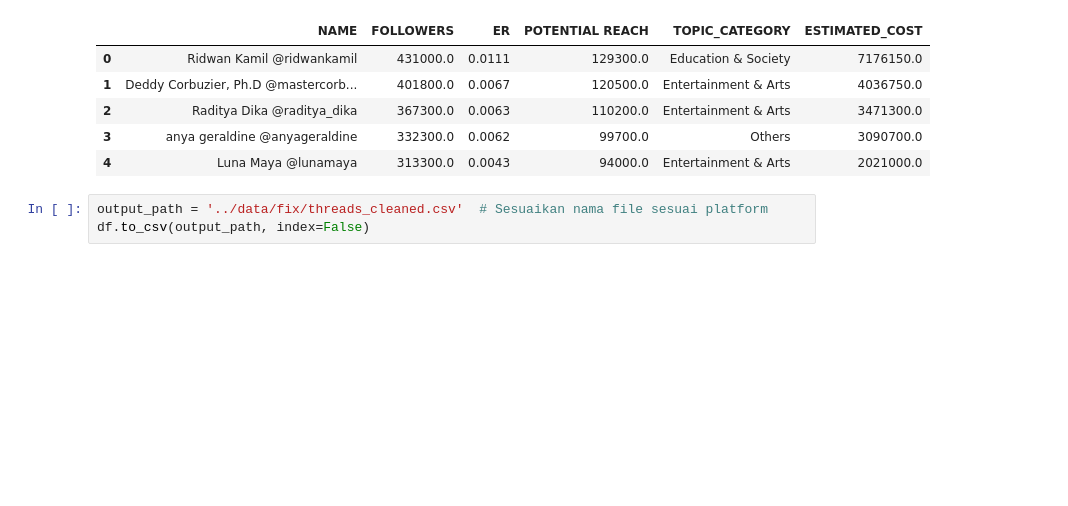
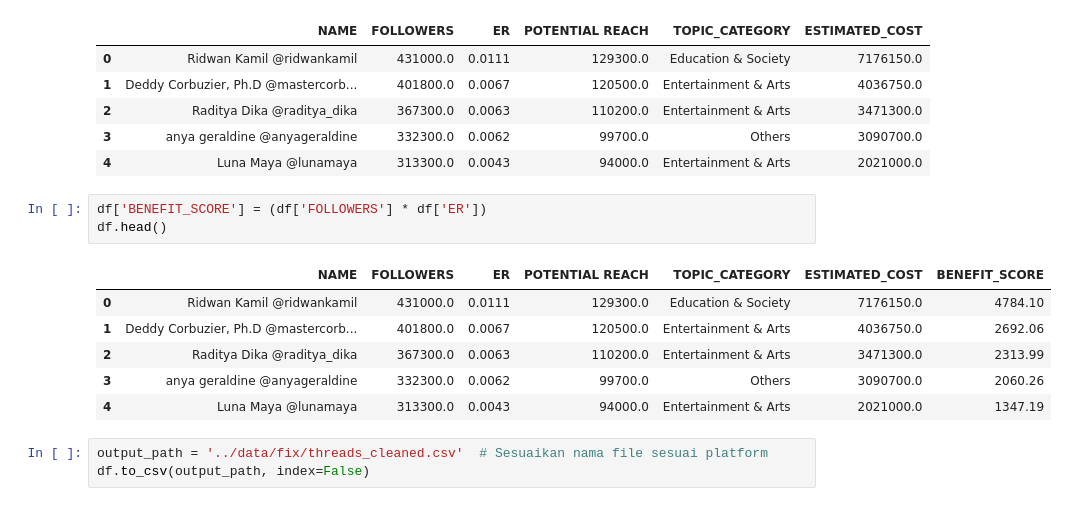
Before and after one commit to zakiBAEEE/Tugas-Akhir-Strategi-Algoritmik, a Jupyter notebook: notebook/threads_preprocess.ipynb, the cells around one changed output. Cells and saved outputs as stored; diff of their text form; blank space fills up the shorter version.

```diff
--- a/notebook/threads_preprocess.ipynb
+++ b/notebook/threads_preprocess.ipynb
@@ -202,6 +202,16 @@ df.head()
 | 2 | Raditya Dika @raditya_dika | 367300.0 | 0.0063 | 110200.0 | Entertainment & Arts | 3471300.0 |
 | 3 | anya geraldine @anyageraldine | 332300.0 | 0.0062 | 99700.0 | Others | 3090700.0 |
 | 4 | Luna Maya @lunamaya | 313300.0 | 0.0043 | 94000.0 | Entertainment & Arts | 2021000.0 |
+# %%
+df['BENEFIT_SCORE'] = (df['FOLLOWERS'] * df['ER'])
+df.head()
+# %% [output]
+|  | NAME | FOLLOWERS | ER | POTENTIAL REACH | TOPIC_CATEGORY | ESTIMATED_COST | BENEFIT_SCORE |
+| 0 | Ridwan Kamil @ridwankamil | 431000.0 | 0.0111 | 129300.0 | Education & Society | 7176150.0 | 4784.10 |
+| 1 | Deddy Corbuzier, Ph.D @mastercorb... | 401800.0 | 0.0067 | 120500.0 | Entertainment & Arts | 4036750.0 | 2692.06 |
+| 2 | Raditya Dika @raditya_dika | 367300.0 | 0.0063 | 110200.0 | Entertainment & Arts | 3471300.0 | 2313.99 |
+| 3 | anya geraldine @anyageraldine | 332300.0 | 0.0062 | 99700.0 | Others | 3090700.0 | 2060.26 |
+| 4 | Luna Maya @lunamaya | 313300.0 | 0.0043 | 94000.0 | Entertainment & Arts | 2021000.0 | 1347.19 |
 # %%
 output_path = '../data/fix/threads_cleaned.csv'  # Sesuaikan nama file sesuai platform
 df.to_csv(output_path, index=False)
```
Also changed, not shown: 10 other files.
